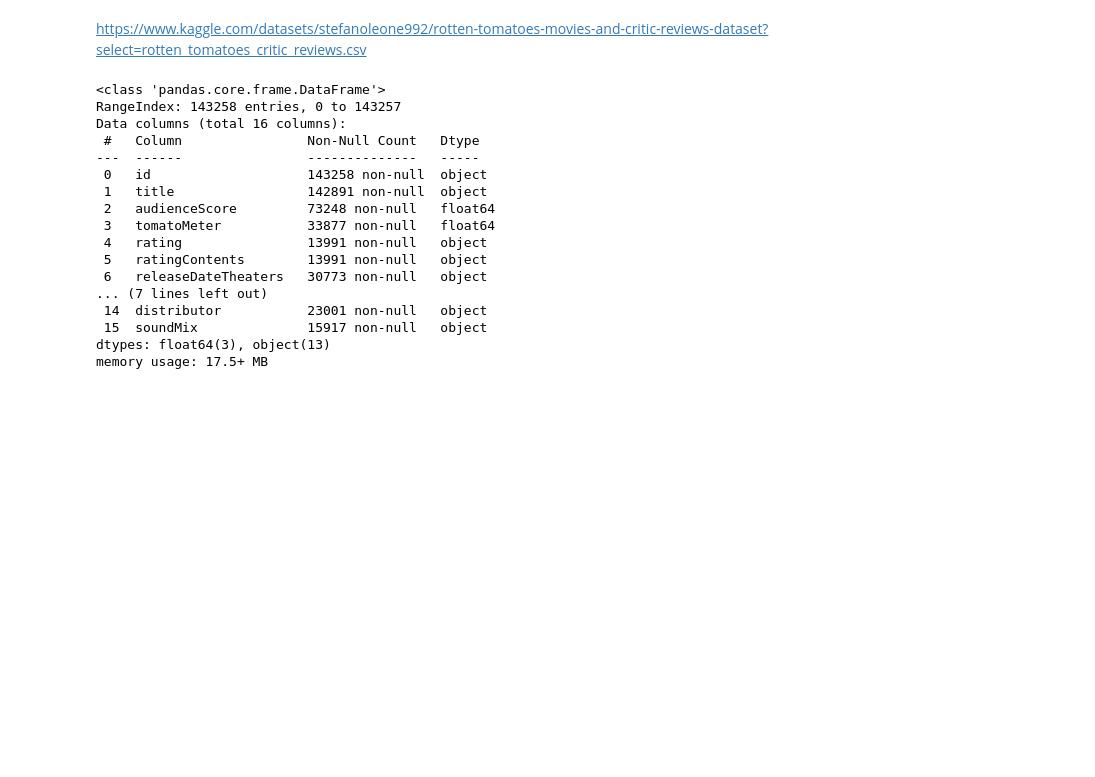
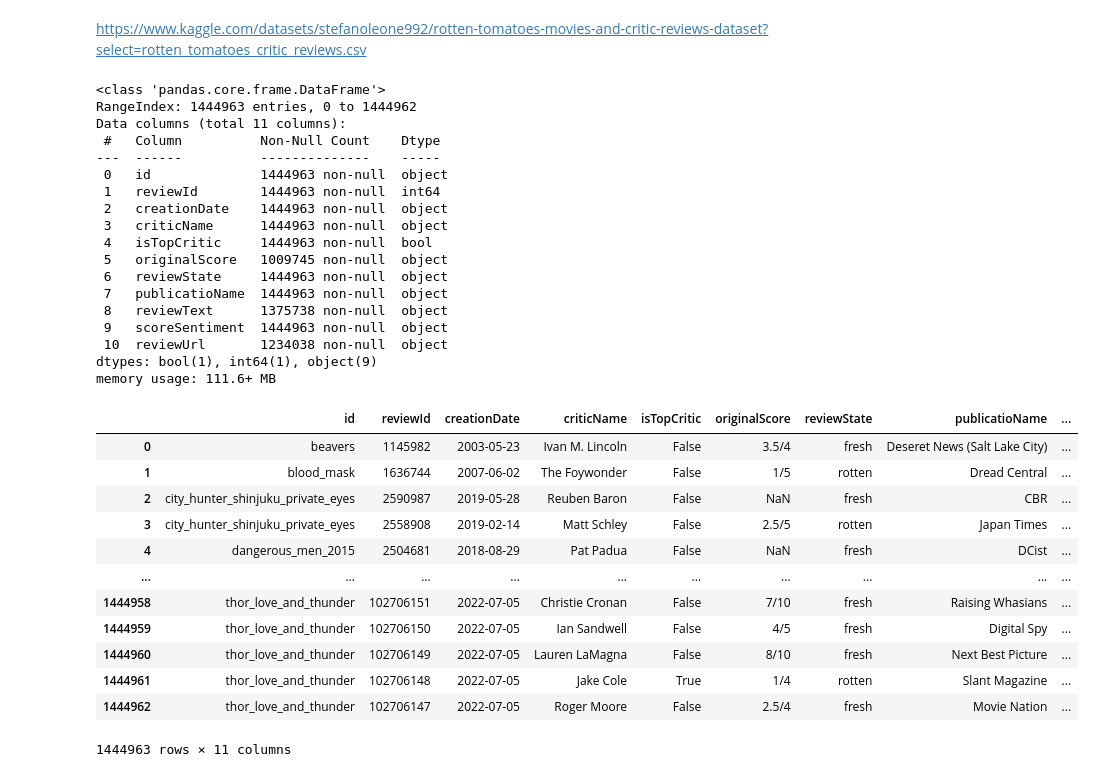
Before and after one commit to xandga/Capstone-Project, a Jupyter notebook: DataforClustering.ipynb, the cells around one changed output. Cells and saved outputs as stored; diff of their text form; code cells hidden in the pictures; blank space fills up the shorter version.

Commit message:
add cluster notebook and update data for clustering

```diff
--- a/DataforClustering.ipynb
+++ b/DataforClustering.ipynb
@@ -47,25 +20,45 @@ except FileNotFoundError:
+# %%
+rot_reviews = pd.read_csv('Data/Movie_files/archive (2)/rotten_tomatoes_movie_reviews.csv')
+rot_movies = pd.read_csv('Data/Movie_files/archive (2)/rotten_tomatoes_movies.csv')
 # %% [markdown]
 ## Preparing data
 # %% [markdown]
 https://www.kaggle.com/datasets/stefanoleone992/rotten-tomatoes-movies-and-critic-reviews-dataset?select=rotten_tomatoes_critic_reviews.csv
 # %%
-rot_movies2.info()
+rot_reviews.info()
 # %% [output]
 <class 'pandas.core.frame.DataFrame'>
-RangeIndex: 143258 entries, 0 to 143257
-Data columns (total 16 columns):
- #   Column                Non-Null Count   Dtype
----  ------                --------------   -----
- 0   id                    143258 non-null  object
- 1   title                 142891 non-null  object
- 2   audienceScore         73248 non-null   float64
- 3   tomatoMeter           33877 non-null   float64
- 4   rating                13991 non-null   object
- 5   ratingContents        13991 non-null   object
- 6   releaseDateTheaters   30773 non-null   object
-... (7 lines left out)
- 14  distributor           23001 non-null   object
- 15  soundMix              15917 non-null   object
-dtypes: float64(3), object(13)
-memory usage: 17.5+ MB
+RangeIndex: 1444963 entries, 0 to 1444962
+Data columns (total 11 columns):
+ #   Column          Non-Null Count    Dtype
+---  ------          --------------    -----
+ 0   id              1444963 non-null  object
+ 1   reviewId        1444963 non-null  int64
+ 2   creationDate    1444963 non-null  object
+ 3   criticName      1444963 non-null  object
+ 4   isTopCritic     1444963 non-null  bool
+ 5   originalScore   1009745 non-null  object
+ 6   reviewState     1444963 non-null  object
+ 7   publicatioName  1444963 non-null  object
+ 8   reviewText      1375738 non-null  object
+ 9   scoreSentiment  1444963 non-null  object
+ 10  reviewUrl       1234038 non-null  object
+dtypes: bool(1), int64(1), object(9)
+memory usage: 111.6+ MB
+# %%
+rot_reviews
+# %% [output]
+|  | id | reviewId | creationDate | criticName | isTopCritic | originalScore | reviewState | publicatioName | ... |
+| 0 | beavers | 1145982 | 2003-05-23 | Ivan M. Lincoln | False | 3.5/4 | fresh | Deseret News (Salt Lake City) | ... |
+| 1 | blood_mask | 1636744 | 2007-06-02 | The Foywonder | False | 1/5 | rotten | Dread Central | ... |
+| 2 | city_hunter_shinjuku_private_eyes | 2590987 | 2019-05-28 | Reuben Baron | False | NaN | fresh | CBR | ... |
+| 3 | city_hunter_shinjuku_private_eyes | 2558908 | 2019-02-14 | Matt Schley | False | 2.5/5 | rotten | Japan Times | ... |
+| 4 | dangerous_men_2015 | 2504681 | 2018-08-29 | Pat Padua | False | NaN | fresh | DCist | ... |
+| ... | ... | ... | ... | ... | ... | ... | ... | ... | ... |
+| 1444958 | thor_love_and_thunder | 102706151 | 2022-07-05 | Christie Cronan | False | 7/10 | fresh | Raising Whasians | ... |
+| 1444959 | thor_love_and_thunder | 102706150 | 2022-07-05 | Ian Sandwell | False | 4/5 | fresh | Digital Spy | ... |
+| 1444960 | thor_love_and_thunder | 102706149 | 2022-07-05 | Lauren LaMagna | False | 8/10 | fresh | Next Best Picture | ... |
+| 1444961 | thor_love_and_thunder | 102706148 | 2022-07-05 | Jake Cole | True | 1/4 | rotten | Slant Magazine | ... |
+| 1444962 | thor_love_and_thunder | 102706147 | 2022-07-05 | Roger Moore | False | 2.5/4 | fresh | Movie Nation | ... |
+1444963 rows × 11 columns
 # %%
```
Also changed, not shown: parts of 12 cells of this notebook, 1 other file.
